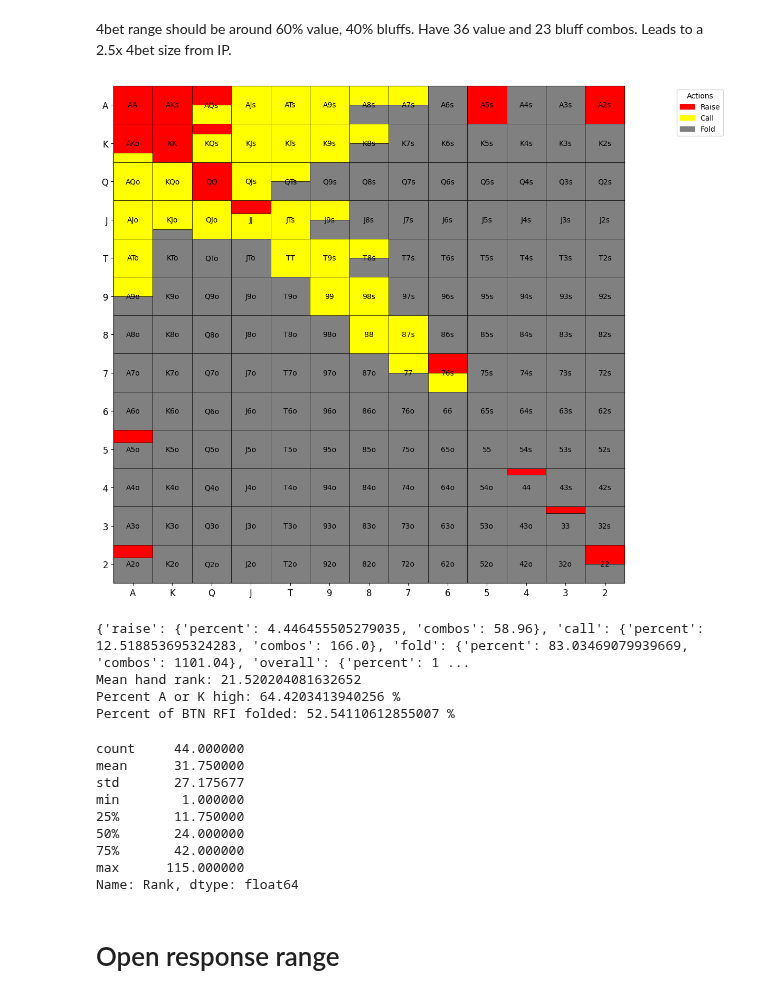
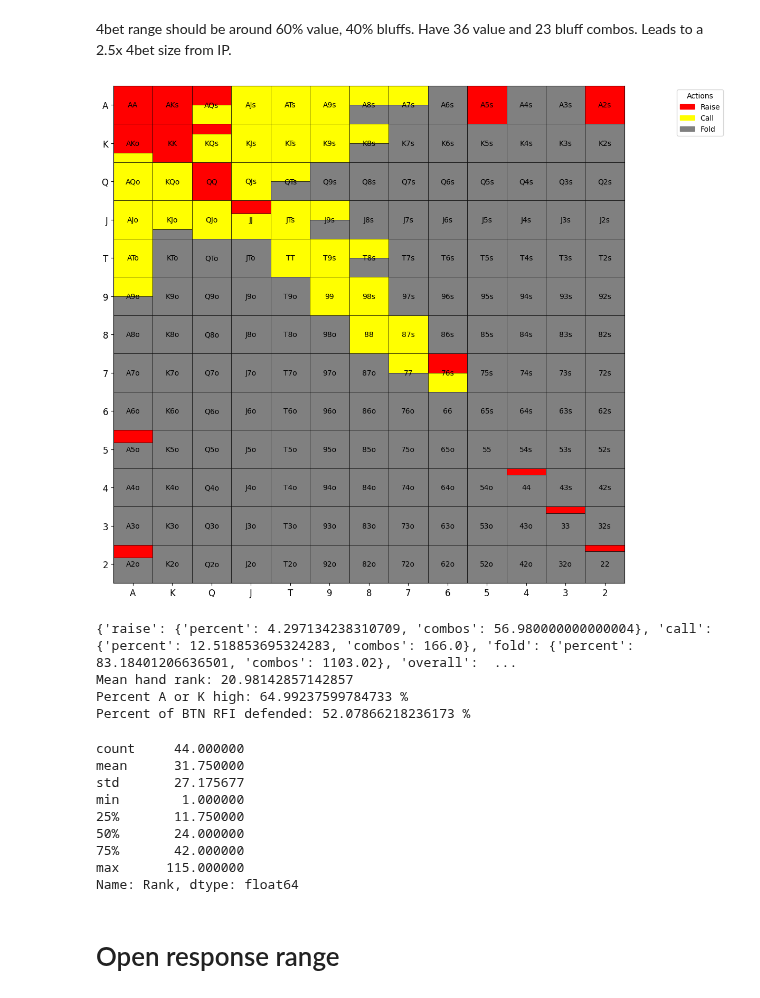
Before and after one commit to KunaalAgarwal/poker_analysis, a Jupyter notebook: src/btn_ranges.ipynb, the cells around one changed output. Saved outputs shown, nothing was run; the diff lists cells and outputs as text; code cells hidden in the pictures.

```diff
--- a/src/btn_ranges.ipynb
+++ b/src/btn_ranges.ipynb
@@ -164,7 +164,7 @@ response_3bet_range = {
     # 4bet bluff (unblocks AA, KK, QQ, JJ), can beat AK, AQ, high pressure on middling pairs
     "44": {"raise": 0.17, "call": 0.0},
     "33": {"raise": 0.17, "call": 0.0},
-    "22": {"raise": 0.5, "call": 0.0},
+    "22": {"raise": 0.17, "call": 0.0},
 
     "AKs": {"raise": 1.0, "call": 0.0},
     "AQs": {"raise": 0.5, "call": 0.5},
@@ -215,39 +215,39 @@ response_3bet_range = {
 
     "T9s": {"raise": 0.0, "call": 1.0},
     "T8s": {"raise": 0.0, "call": 0.5},
 
     "98s": {"raise": 0.0, "call": 1.0},
     "97s": {"raise": 0.0, "call": 0.0},
 
     "87s": {"raise": 0.0, "call": 1.0},
     "86s": {"raise": 0.0, "call": 0.0},
 
     "76s": {"raise": 0.5, "call": 0.5},
     "75s": {"raise": 0.0, "call": 0.0},
 
     "65s": {"raise": 0.0, "call": 0.0},
 }
 # Visualize the range
 response_3bet = range_construction.generate_range(response_3bet_range, '../ranges/btn_ranges/btn_3!response')
 response_3bet_distribution = range_construction.range_hand_distribution(response_3bet_range)
 response_3bet_percent_by_actions = range_construction.range_percent_by_all_actions(response_3bet_range)
 response_3bet_mean_hand_rank = range_construction.average_range_rank(response_3bet_range)
 
 defended_rfi = 100*response_3bet_percent_by_actions['overall']['combos'] / rfi_percent_by_actions['overall']['combos']
 
 print(response_3bet_percent_by_actions)
 print(f'Mean hand rank: {response_3bet_mean_hand_rank}')
 print(f'Percent A or K high: {range_construction.percent_range_high_card(response_3bet_range)} %')
-print(f'Percent of BTN RFI folded: {defended_rfi} %')
+print(f'Percent of BTN RFI defended: {defended_rfi} %')
 
 response_3bet_distribution[1].to_csv('../ranges/btn_ranges/btn_3bet_response_distribution.csv')
 response_3bet_distribution[0]
 # %% [output]
-[figure, old version]
+[figure, new version]
-{'raise': {'percent': 4.446455505279035, 'combos': 58.96}, 'call': {'percent': 12.518853695324283, 'combos': 166.0}, 'fold': {'percent': 83.03469079939669, 'combos': 1101.04}, 'overall': {'percent': 1 ...
-Mean hand rank: 21.520204081632652
-Percent A or K high: 64.4203413940256 %
-Percent of BTN RFI folded: 52.54110612855007 %
+{'raise': {'percent': 4.297134238310709, 'combos': 56.980000000000004}, 'call': {'percent': 12.518853695324283, 'combos': 166.0}, 'fold': {'percent': 83.18401206636501, 'combos': 1103.02}, 'overall':  ...
+Mean hand rank: 20.98142857142857
+Percent A or K high: 64.99237599784733 %
+Percent of BTN RFI defended: 52.07866218236173 %
 count     44.000000
 mean      31.750000
 std       27.175677
```
Also changed, not shown: 11 other files.
